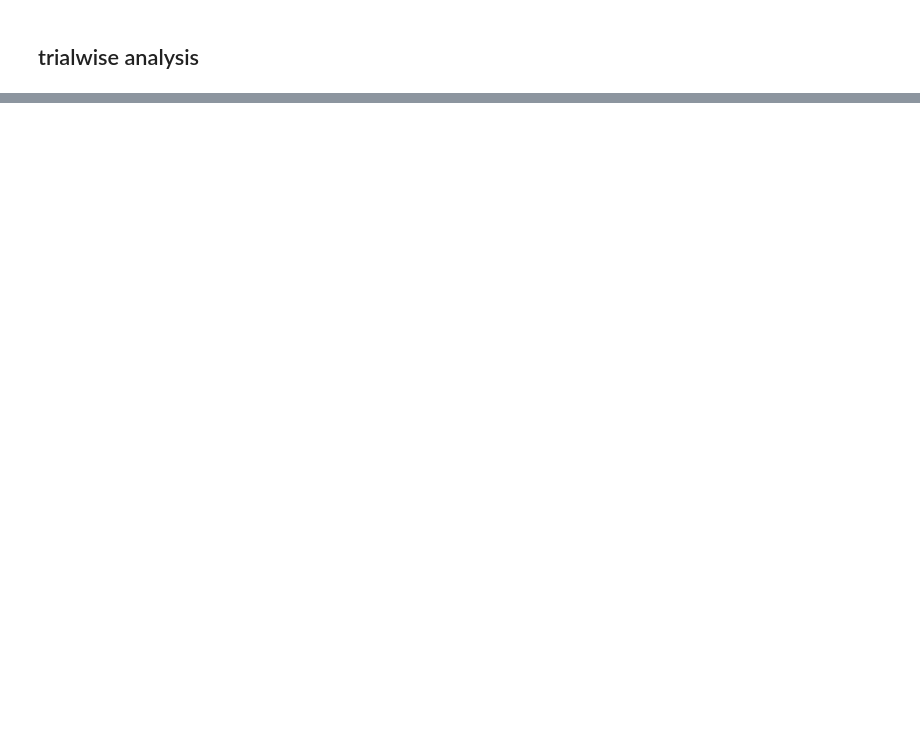
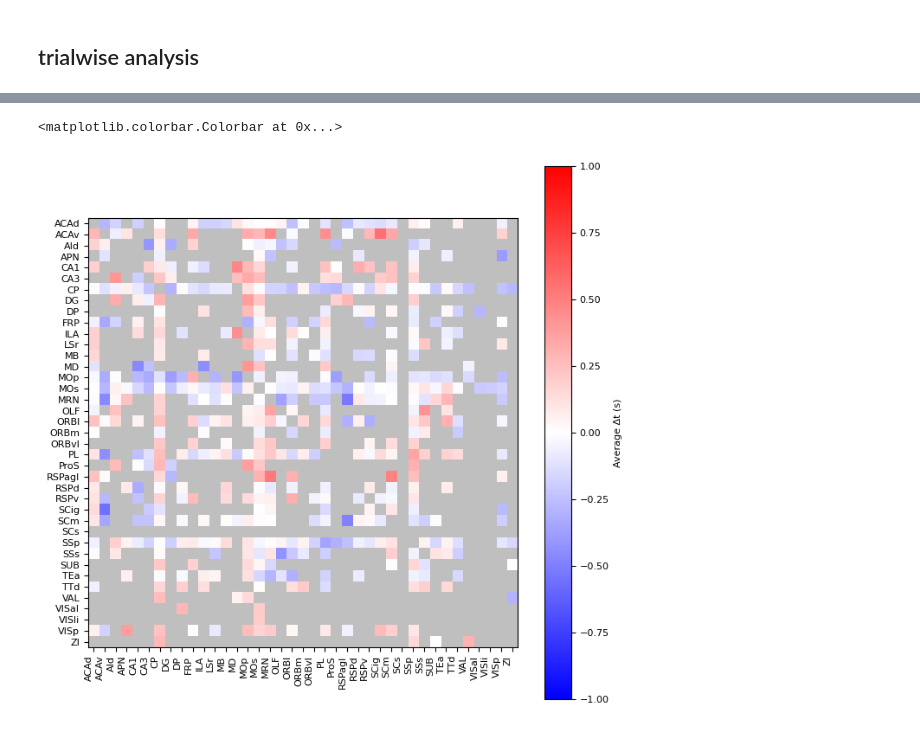
Before and after one commit to AllenInstitute/dynamic_routing_analysis, a Jupyter notebook: notebooks/plot_multi_timebin_decoder_results.ipynb, the cells around one changed output, grey strips where cells are left out. Cells and saved outputs as stored; diff of their text form; code cells hidden in the pictures; blank space fills up the shorter version.

```diff
--- a/notebooks/plot_multi_timebin_decoder_results.ipynb
+++ b/notebooks/plot_multi_timebin_decoder_results.ipynb
@@ -1051,7 +1082,7 @@ if savefigs:
 
 min_dprime=0.5
 
-sel_modality='visual'
+sel_modality='auditory'
 
 sel_trial_rel_to_switch=0
 sel_structures=['ACAd','MOs','MRN','CP','SCm']
@@ -1106,7 +1137,7 @@ ax.set_xlabel('time rel to event (s)')
 ax.set_ylabel('predict_proba')
 ax.legend()
 ax.set_title(f"trial_rel_to_switch={sel_trial_rel_to_switch}; is_contingent={sel_is_contingent_switch};\n{sel_unit_subsample_size} units; min dprime={min_dprime}")
-# ax.set_xlim(0.75,1.25)
+ax.set_xlim(0.5,1.5)
 # fig.suptitle(f"trial_rel_to_switch={sel_trial_rel_to_switch}; is_contingent={sel_is_contingent_switch};\n{sel_unit_subsample_size} units; min dprime={min_dprime}")
 fig.tight_layout()
 
@@ -1124,0 +1453,26 @@ vis_to_aud_switches
+# %%
+dprime_threshold=0.5
+#make heatmap of average time lags between structures
+
+#build time lag matrix from this dataframe
+unique_structures=time_lag_table_df['structure_1'].unique()
+
+incl_structures=[]
+for st in unique_structures:
+    if (time_lag_table_df[['structure_1','structure_2']].value_counts()[st]>=3).sum()>=25:
+        incl_structures.append(st)
+
+incl_structures=np.sort(incl_structures)
+
+time_lag_matrix=np.full((len(incl_structures), len(incl_structures)), np.nan)
+for rr, sel_structure_0 in enumerate(incl_structures):
+    for cc, sel_structure_1 in enumerate(incl_structures):
+        if sel_structure_0==sel_structure_1:
+            time_lag_matrix[rr,cc]=np.nan
+        else:
+            temp_df=time_lag_table_df.query(f'structure_1=="{sel_structure_0}" and structure_2=="{sel_structure_1}" and \
+                                            dprime_before>=@dprime_threshold and dprime_after>=@dprime_threshold and \
+                                            ~delta_t.isna()')
+            #only save if at least 3 switches
+            if len(temp_df)>=3:
+                time_lag_matrix[rr,cc]=np.nanmean(temp_df['delta_t'])
@@ -1124,0 +1495,16 @@ vis_to_aud_switches
+# %%
+masked_array = np.ma.array(time_lag_matrix, mask=np.isnan(time_lag_matrix))
+cmap = matplotlib.cm.bwr
+cmap.set_bad('grey',0.5)
+
+fig,ax=plt.subplots(1,1,figsize=(8,8))
+im=ax.imshow(masked_array, cmap=cmap,vmin=-1,vmax=1)
+ax.set_xticks(np.arange(len(incl_structures)))
+ax.set_yticks(np.arange(len(incl_structures)))
+ax.set_xticklabels(incl_structures, rotation=90, ha='right')
+ax.set_yticklabels(incl_structures)
+
+fig.colorbar(im, ax=ax, label='Average Δt (s)')
+# %% [output]
+<matplotlib.colorbar.Colorbar at 0x...>
+[figure, added]
```
Also changed, not shown: parts of 33 cells of this notebook, 6 other files.
